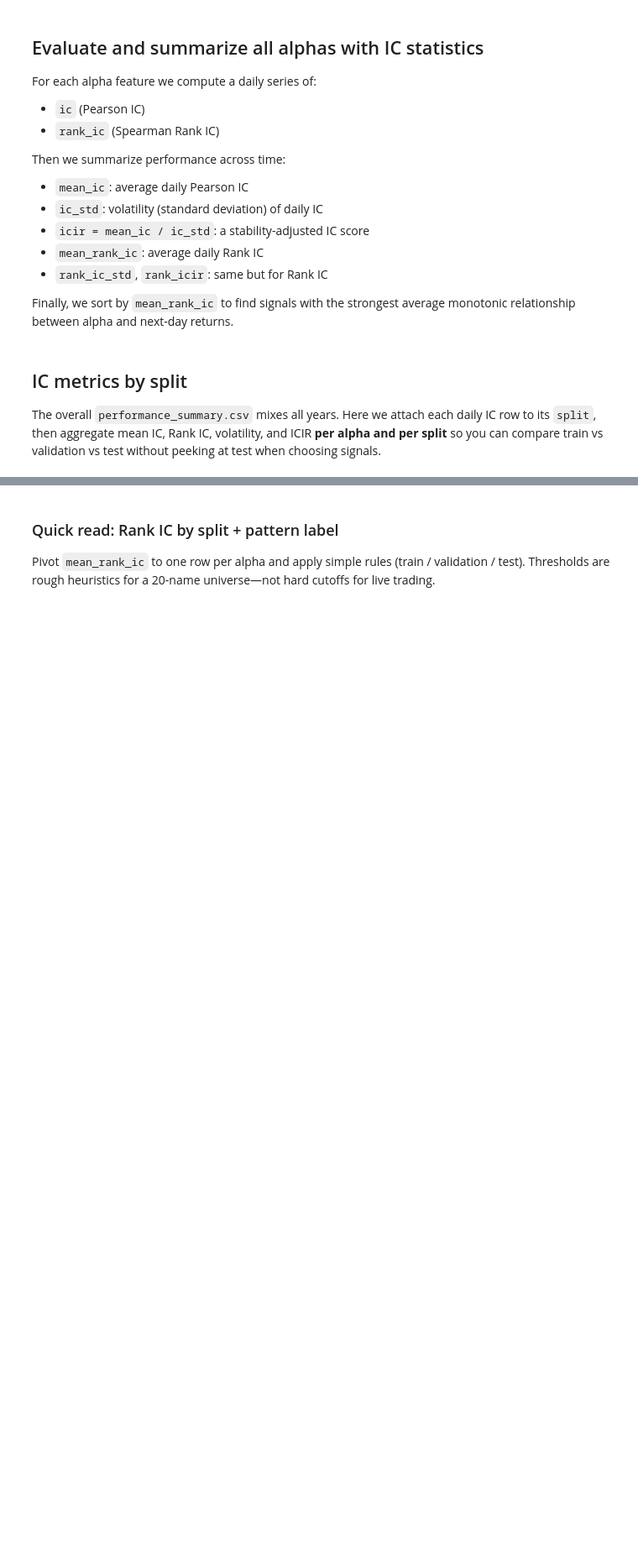
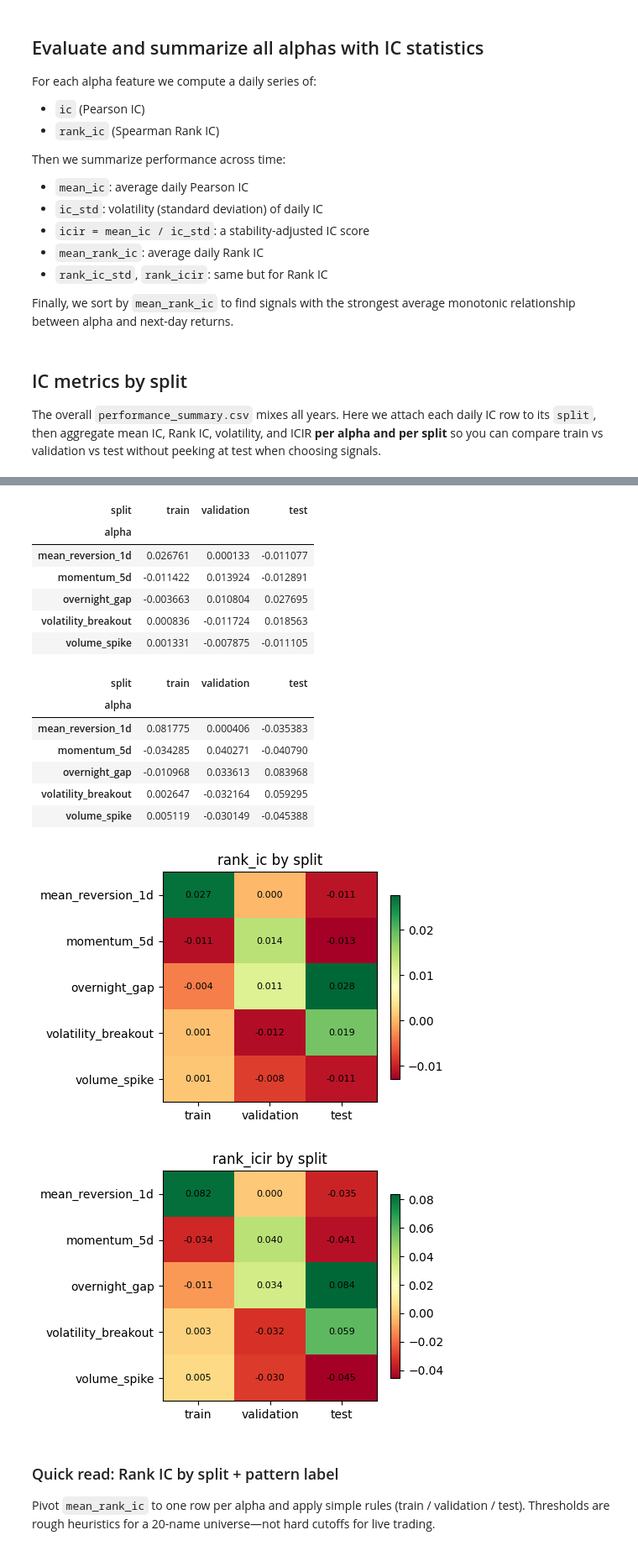
Before and after one commit to jinhanjinhan/AlphaForge-AI, a Jupyter notebook: notebooks/02_alpha_eval_with_splits_and_costs.ipynb, the cells around one changed output, grey strips where cells are left out. Shown at 84% size. Drawn from its saved outputs; the diff is of its cells as text; code cells hidden in the pictures; blank space fills up the shorter version.

Commit message:
Add pivot tables for better visualisation, add daily positions (serves as bridge between signal and trading)

```diff
--- a/notebooks/02_alpha_eval_with_splits_and_costs.ipynb
+++ b/notebooks/02_alpha_eval_with_splits_and_costs.ipynb
@@ -289,3 +295,59 @@ performance_by_split.to_csv(DATA_DIR / "performance_summary_by_split.csv", index
+# %%
+split_order = ["train", "validation", "test"]
+
+rank_ic_pivot = performance_by_split.pivot(
+    index="alpha",
+    columns="split",
+    values="mean_rank_ic",
+)[split_order]
+
+rank_icir_pivot = performance_by_split.pivot(
+    index="alpha",
+    columns="split",
+    values="rank_icir",
+)[split_order]
+
+display(rank_ic_pivot)
+display(rank_icir_pivot)
+
+rank_ic_pivot.to_csv(DATA_DIR / "rank_ic_pivot.csv")
+rank_icir_pivot.to_csv(DATA_DIR / "rank_icir_pivot.csv")
+
+# Optional heatmaps for reports (tables above are the source of truth)
+import matplotlib.pyplot as plt
+
+for name, pivot in [("rank_ic", rank_ic_pivot), ("rank_icir", rank_icir_pivot)]:
+    fig, ax = plt.subplots(figsize=(5, 3.5))
+    im = ax.imshow(pivot.values, aspect="auto", cmap="RdYlGn")
+    ax.set_xticks(range(len(pivot.columns)))
+    ax.set_xticklabels(pivot.columns)
+    ax.set_yticks(range(len(pivot.index)))
+    ax.set_yticklabels(pivot.index)
+    ax.set_title(f"{name} by split")
+    for i in range(pivot.shape[0]):
+        for j in range(pivot.shape[1]):
+            ax.text(j, i, f"{pivot.values[i, j]:.3f}", ha="center", va="center", fontsize=8)
+    fig.colorbar(im, ax=ax, shrink=0.8)
+    fig.tight_layout()
+    fig.savefig(FIGURE_DIR / f"{name}_by_split.png", dpi=150, bbox_inches="tight")
+    plt.show()
+# %% [output]
+| split | train | validation | test |
+| alpha |  |  |  |
+| mean_reversion_1d | 0.026761 | 0.000133 | -0.011077 |
+| momentum_5d | -0.011422 | 0.013924 | -0.012891 |
+| overnight_gap | -0.003663 | 0.010804 | 0.027695 |
+| volatility_breakout | 0.000836 | -0.011724 | 0.018563 |
+| volume_spike | 0.001331 | -0.007875 | -0.011105 |
+| split | train | validation | test |
+| alpha |  |  |  |
+| mean_reversion_1d | 0.081775 | 0.000406 | -0.035383 |
+| momentum_5d | -0.034285 | 0.040271 | -0.040790 |
+| overnight_gap | -0.010968 | 0.033613 | 0.083968 |
+| volatility_breakout | 0.002647 | -0.032164 | 0.059295 |
+| volume_spike | 0.005119 | -0.030149 | -0.045388 |
+[figure, added]
+[figure, added]
 # %% [markdown]
 ### Quick read: Rank IC by split + pattern label
 
```
Also changed, not shown: parts of 4 cells of this notebook.
